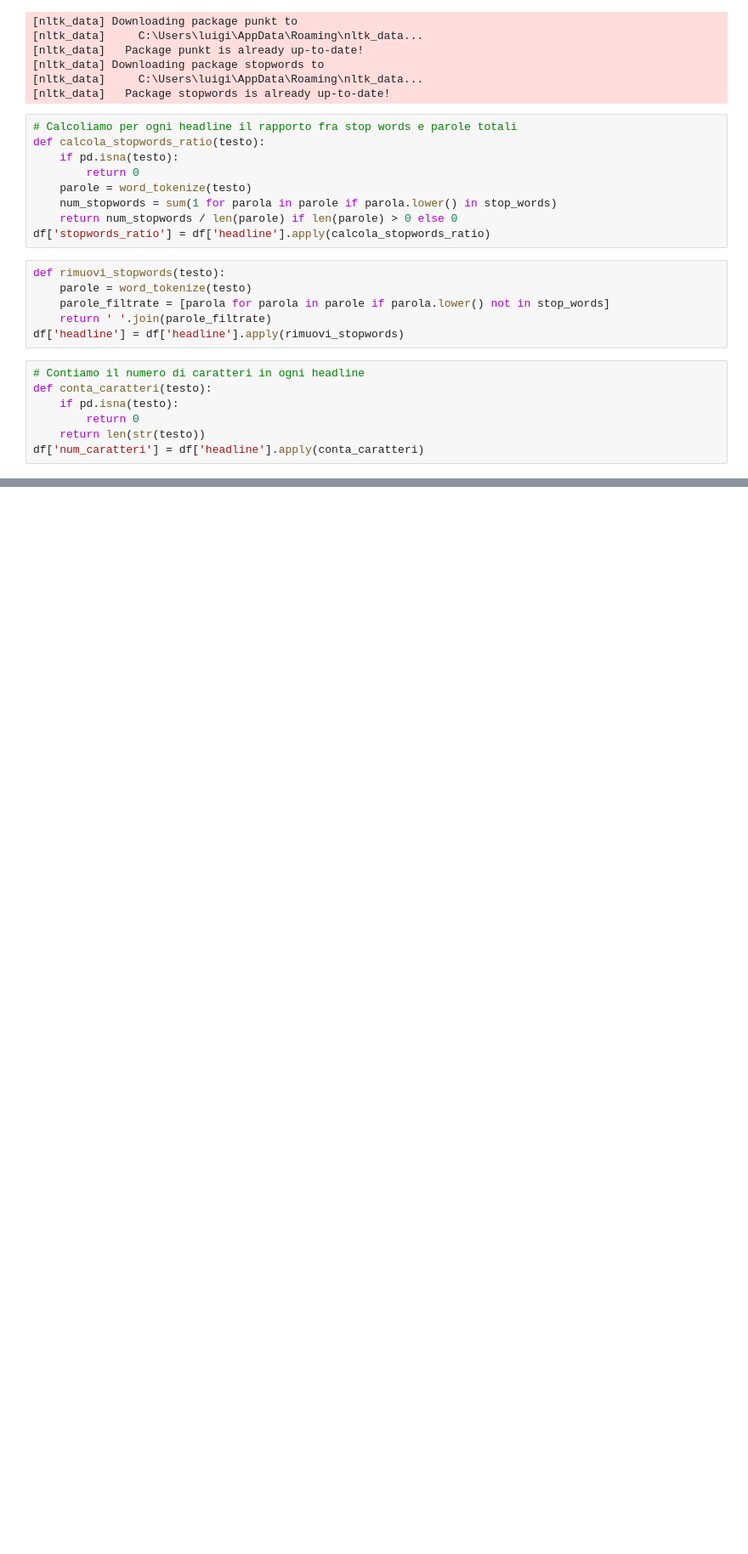
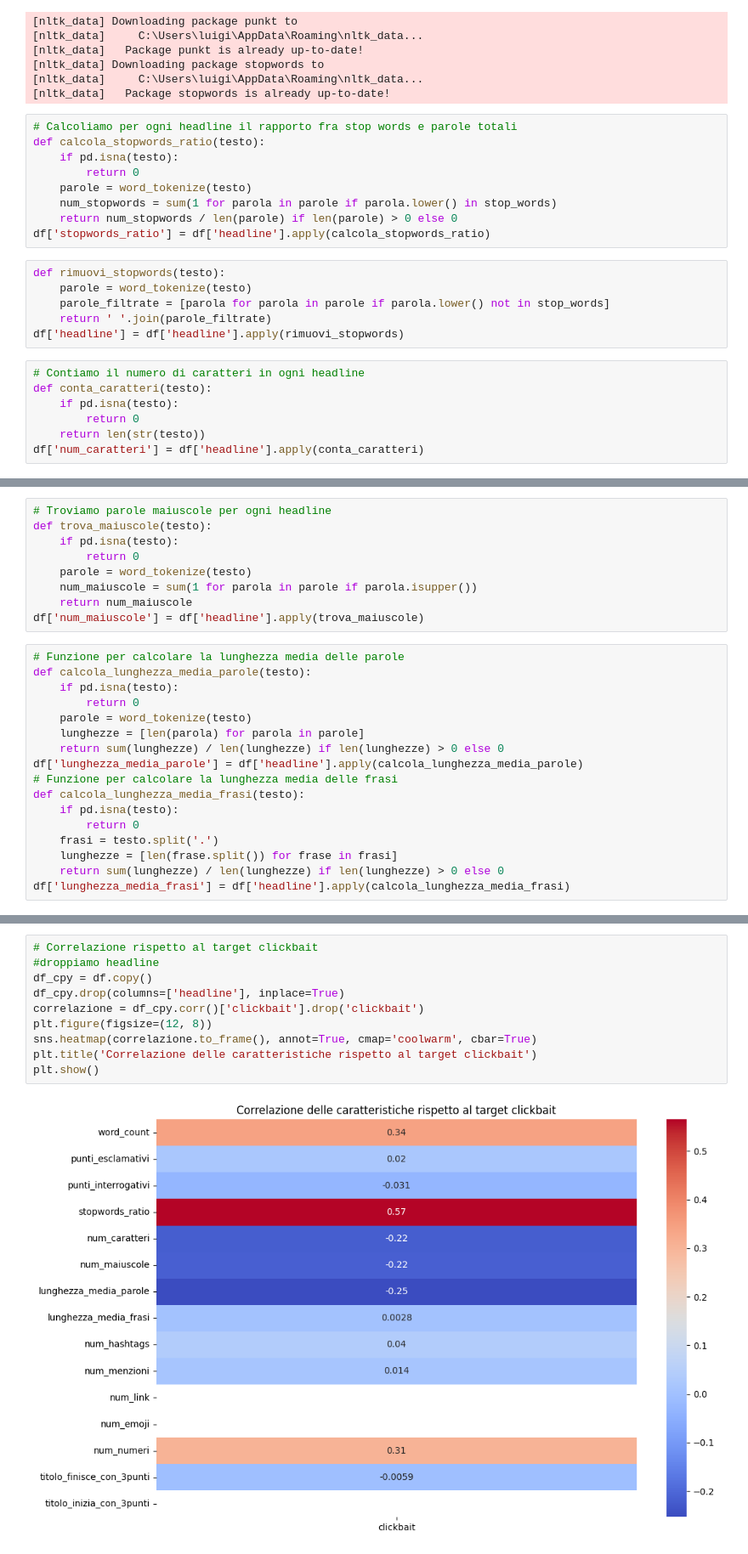
Before and after one commit to lu-ser/ML_Course_2025, a Jupyter notebook: lastLab/lab.ipynb, the cells around one changed output, grey strips where cells are left out. Shown: that part at 85% size. Cells and saved outputs as stored; diff of their text form; blank space fills up the shorter version.

```diff
--- a/lastLab/lab.ipynb
+++ b/lastLab/lab.ipynb
@@ -240,0 +257,26 @@ df['num_caratteri'] = df['headline'].apply(conta_caratteri)
+# %%
+# Troviamo parole maiuscole per ogni headline
+def trova_maiuscole(testo):
+    if pd.isna(testo):
+        return 0
+    parole = word_tokenize(testo)
+    num_maiuscole = sum(1 for parola in parole if parola.isupper())
+    return num_maiuscole
+df['num_maiuscole'] = df['headline'].apply(trova_maiuscole)
+# %%
+# Funzione per calcolare la lunghezza media delle parole
+def calcola_lunghezza_media_parole(testo):
+    if pd.isna(testo):
+        return 0
+    parole = word_tokenize(testo)
+    lunghezze = [len(parola) for parola in parole]
+    return sum(lunghezze) / len(lunghezze) if len(lunghezze) > 0 else 0
+df['lunghezza_media_parole'] = df['headline'].apply(calcola_lunghezza_media_parole)
+# Funzione per calcolare la lunghezza media delle frasi
+def calcola_lunghezza_media_frasi(testo):
+    if pd.isna(testo):
+        return 0
+    frasi = testo.split('.')
+    lunghezze = [len(frase.split()) for frase in frasi]
+    return sum(lunghezze) / len(lunghezze) if len(lunghezze) > 0 else 0
+df['lunghezza_media_frasi'] = df['headline'].apply(calcola_lunghezza_media_frasi)
@@ -240,0 +363,12 @@ df['num_caratteri'] = df['headline'].apply(conta_caratteri)
+# %%
+# Correlazione rispetto al target clickbait
+#droppiamo headline
+df_cpy = df.copy()
+df_cpy.drop(columns=['headline'], inplace=True)
+correlazione = df_cpy.corr()['clickbait'].drop('clickbait')
+plt.figure(figsize=(12, 8))
+sns.heatmap(correlazione.to_frame(), annot=True, cmap='coolwarm', cbar=True)
+plt.title('Correlazione delle caratteristiche rispetto al target clickbait')
+plt.show()
+# %% [output]
+[figure, added]
```
Also changed, not shown: parts of 4 cells of this notebook.
